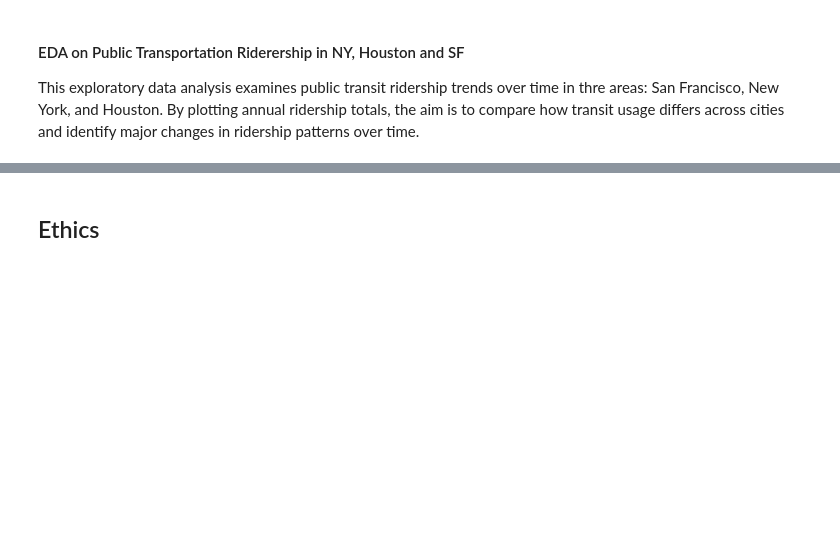
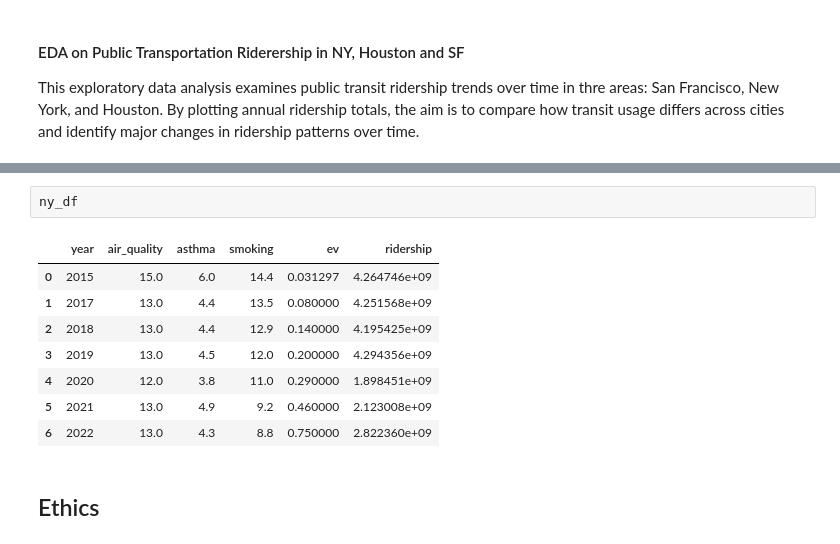
Before and after one commit to COGS108/Group026_WI26, a Jupyter notebook: 02-EDACheckpoint.ipynb, the cells around one changed output, grey strips where cells are left out. Cells and saved outputs as stored; diff of their text form; blank space fills up the shorter version.

```diff
--- a/02-EDACheckpoint.ipynb
+++ b/02-EDACheckpoint.ipynb
@@ -1446,3 +1934,14 @@ plt.show()
+# %%
+ny_df
+# %% [output]
+|  | year | air_quality | asthma | smoking | ev | ridership |
+| 0 | 2015 | 15.0 | 6.0 | 14.4 | 0.031297 | 4.264746e+09 |
+| 1 | 2017 | 13.0 | 4.4 | 13.5 | 0.080000 | 4.251568e+09 |
+| 2 | 2018 | 13.0 | 4.4 | 12.9 | 0.140000 | 4.195425e+09 |
+| 3 | 2019 | 13.0 | 4.5 | 12.0 | 0.200000 | 4.294356e+09 |
+| 4 | 2020 | 12.0 | 3.8 | 11.0 | 0.290000 | 1.898451e+09 |
+| 5 | 2021 | 13.0 | 4.9 | 9.2 | 0.460000 | 2.123008e+09 |
+| 6 | 2022 | 13.0 | 4.3 | 8.8 | 0.750000 | 2.822360e+09 |
 # %% [markdown]
 ## Ethics
 # %% [markdown]
```
Also changed, not shown: parts of 50 cells of this notebook.
